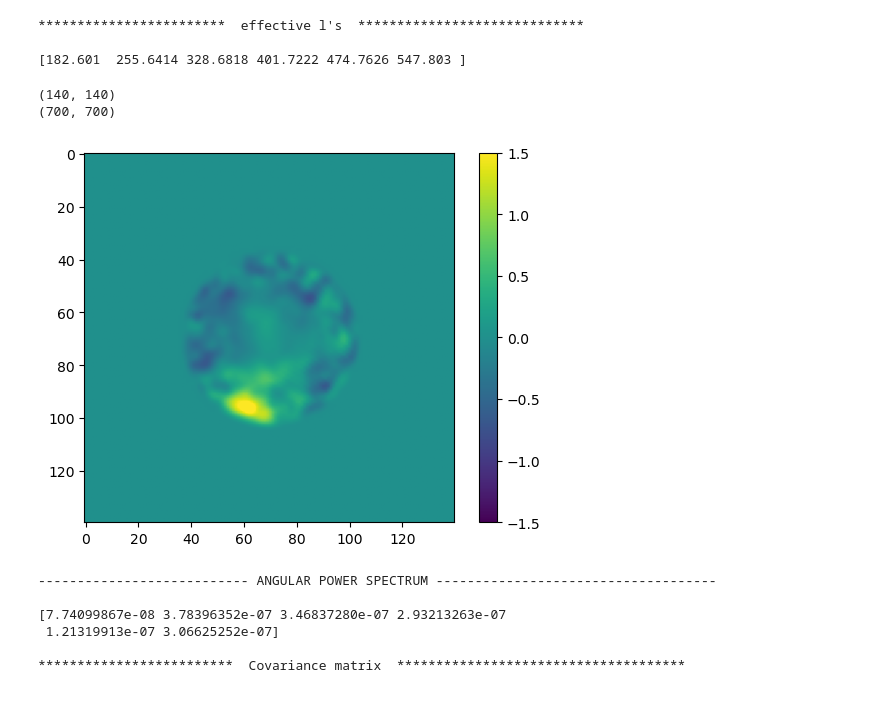
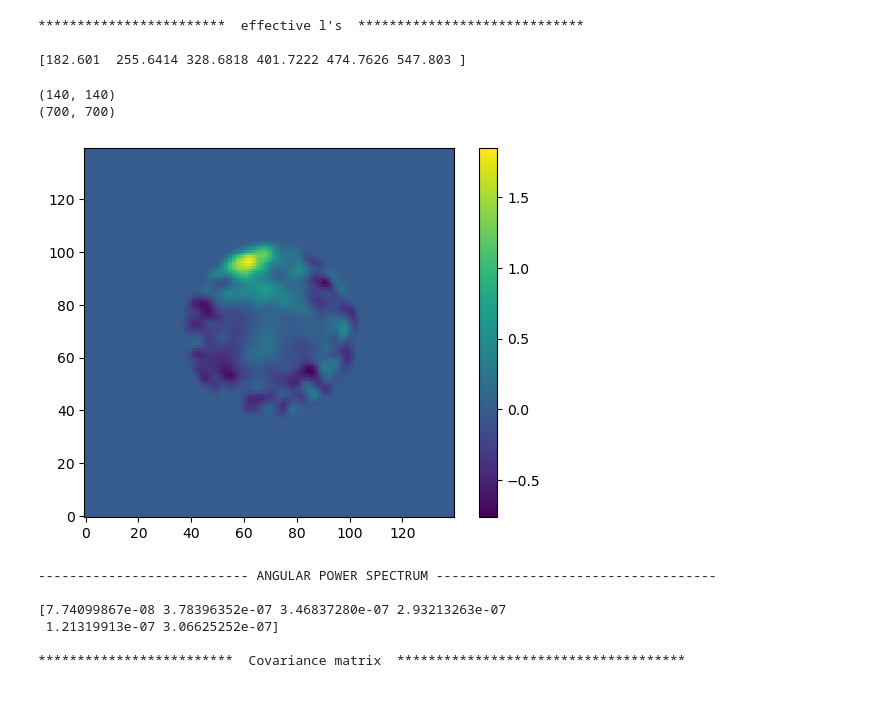
Before and after one commit to harveybarron/SZ-Harvey, a Jupyter notebook: namaster testing.ipynb, the cells around one changed output. Drawn from its saved outputs; the diff is of its cells as text; code cells hidden in the pictures.

```diff
--- a/namaster testing.ipynb
+++ b/namaster testing.ipynb
@@ -94,18 +94,18 @@ def beam(l):
 # %%
 "----------------------------- PLOTTING FIELD WITH MASK -------------------------"
 print(np.shape(norm_y_fluc))
 print(np.shape(data))
 f0 = nmt.NmtFieldFlat(Lx, Ly, mask, [norm_y_fluc] ,beam=[ells_uncoupled, beam(ells_uncoupled)])
 
 plt.figure()
-plt.imshow(f0.get_maps()[0],vmin=-1.5, vmax=1.5)
-#plt.imshow(f0.get_maps()[0] * mask, interpolation='nearest', origin='lower')
+#plt.imshow(f0.get_maps()[0],vmin=-1.5, vmax=1.5)
+plt.imshow(f0.get_maps()[0], interpolation='nearest', origin='lower')
 plt.colorbar()
 plt.show()
 # %% [output]
 (140, 140)
 (700, 700)
-[figure, old version]
+[figure, new version]
 # %%
 print("\n--------------------------- ANGULAR POWER SPECTRUM ------------------------------------\n")
 
```
